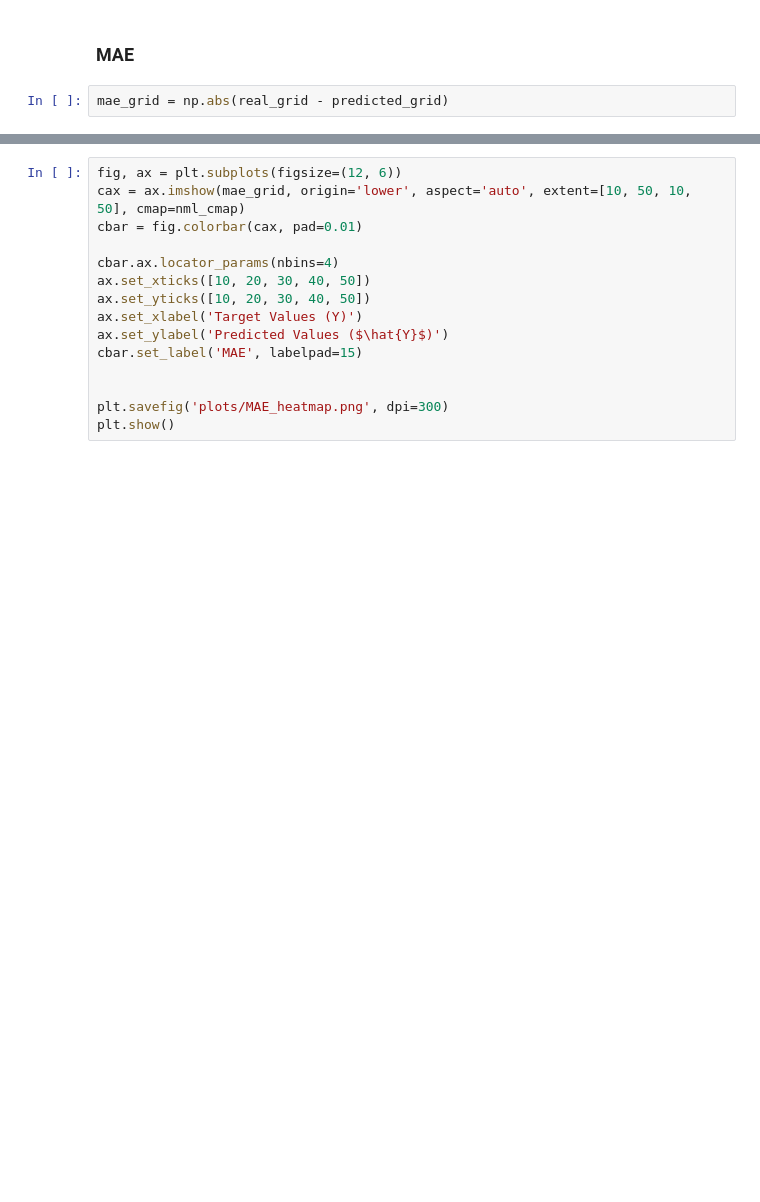
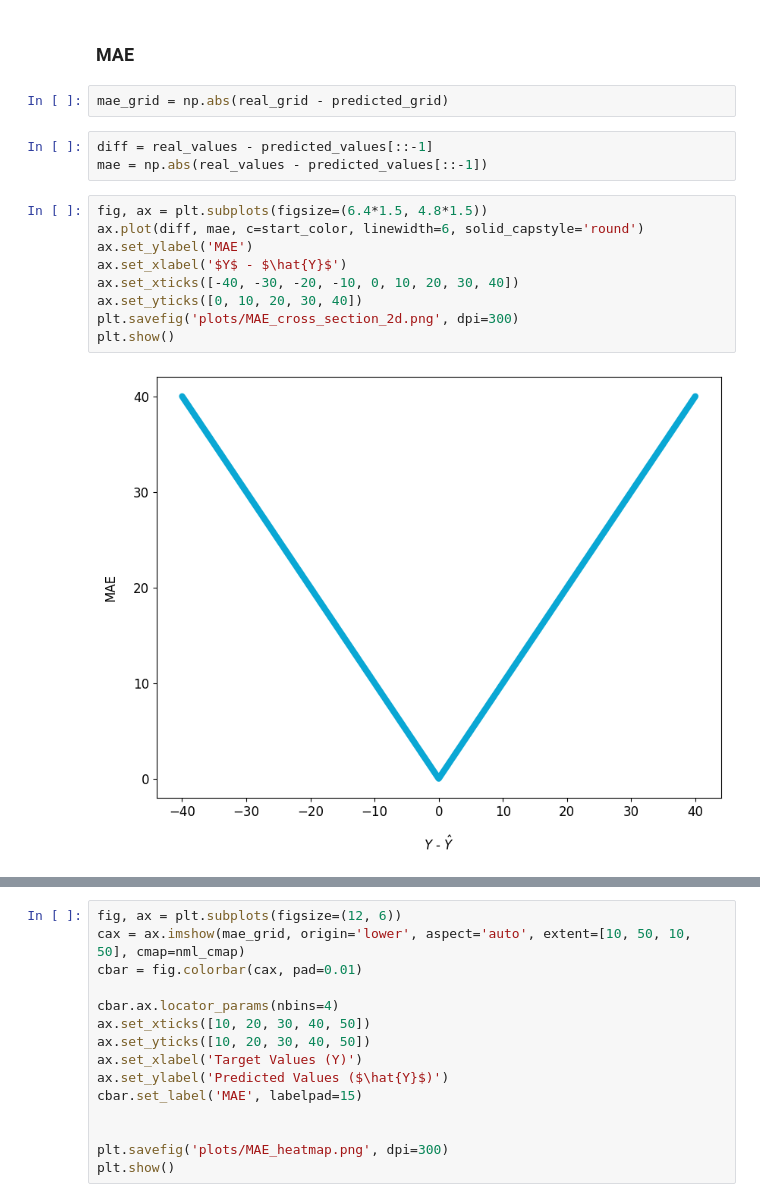
Before and after one commit to NannyML/The-Little-Book-of-ML-Metrics, a Jupyter notebook: book_plots.ipynb, the cells around one changed output, grey strips where cells are left out. Cells and saved outputs as stored; diff of their text form; blank space fills up the shorter version.

```diff
--- a/book_plots.ipynb
+++ b/book_plots.ipynb
@@ -37,3 +37,17 @@ real_grid, predicted_grid = np.meshgrid(real_values, predicted_values)
 ### MAE
 # %%
 mae_grid = np.abs(real_grid - predicted_grid)
+# %%
+diff = real_values - predicted_values[::-1]
+mae = np.abs(real_values - predicted_values[::-1])
+# %%
+fig, ax = plt.subplots(figsize=(6.4*1.5, 4.8*1.5))
+ax.plot(diff, mae, c=start_color, linewidth=6, solid_capstyle='round')
+ax.set_ylabel('MAE')
+ax.set_xlabel('$Y$ - $\hat{Y}$')
+ax.set_xticks([-40, -30, -20, -10, 0, 10, 20, 30, 40])
+ax.set_yticks([0, 10, 20, 30, 40])
+plt.savefig('plots/MAE_cross_section_2d.png', dpi=300)
+plt.show()
+# %% [output]
+[figure, added]
```
Also changed, not shown: parts of 5 cells of this notebook, 5 other files.
